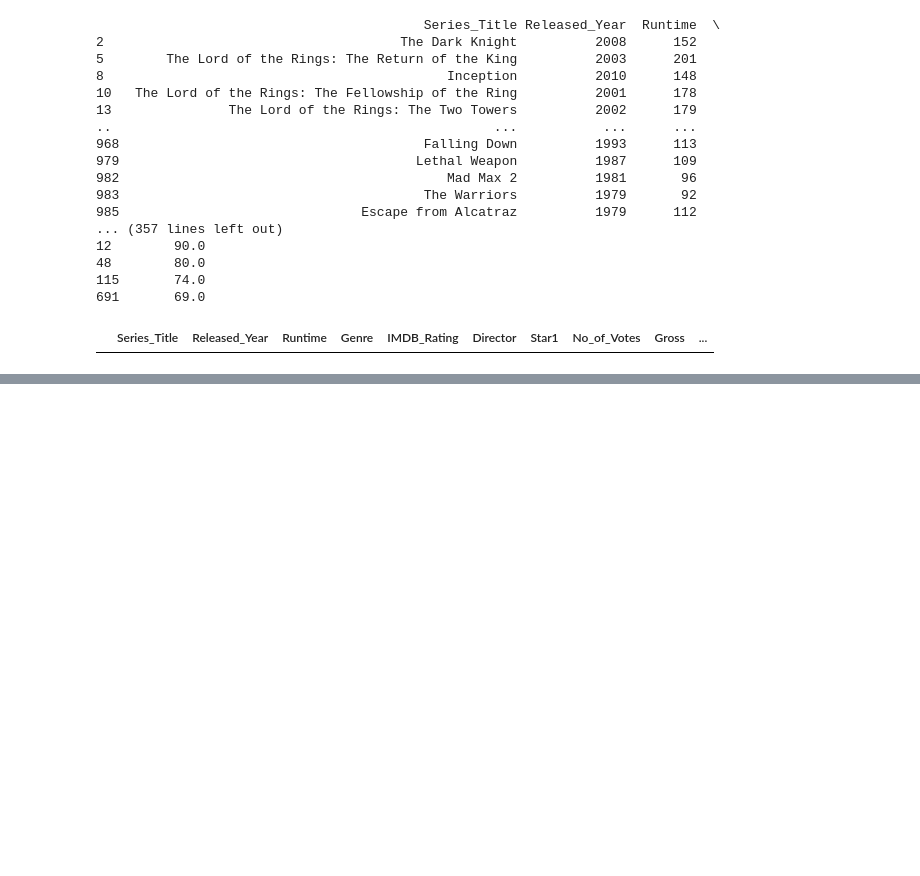
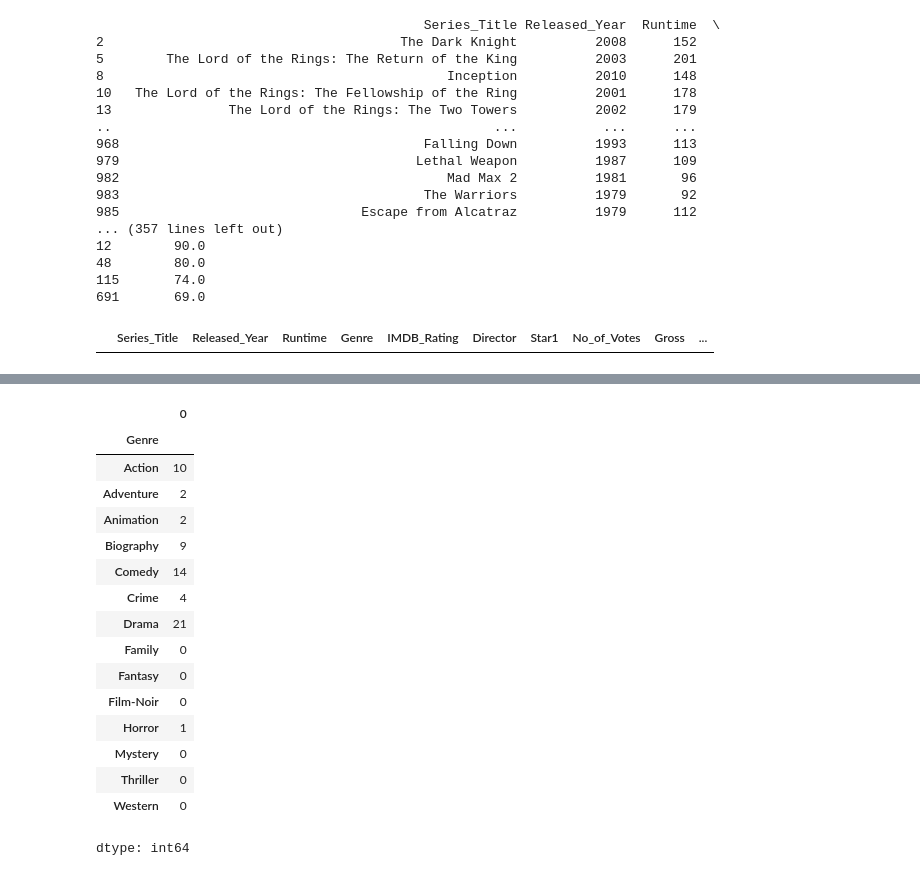
Before and after one commit to Muhammad-Waleed-Source/Pandas, a Jupyter notebook: Pandas_4_GroupBy_Object.ipynb, the cells around one changed output, grey strips where cells are left out. Drawn from its saved outputs; the diff is of its cells as text; code cells hidden in the pictures; blank space fills up the shorter version.

```diff
--- a/Pandas_4_GroupBy_Object.ipynb
+++ b/Pandas_4_GroupBy_Object.ipynb
@@ -554,0 +579,26 @@ df
+# %%
+# find the number of movies starting with A for each group
+
+def temp(group):
+  return group['Series_Title'].str.startswith('A').sum()
+
+
+movies.groupby('Genre').apply(temp)
+# %% [output]
+|  | 0 |
+| Genre |  |
+| Action | 10 |
+| Adventure | 2 |
+| Animation | 2 |
+| Biography | 9 |
+| Comedy | 14 |
+| Crime | 4 |
+| Drama | 21 |
+| Family | 0 |
+| Fantasy | 0 |
+| Film-Noir | 0 |
+| Horror | 1 |
+| Mystery | 0 |
+| Thriller | 0 |
+| Western | 0 |
+dtype: int64
```
Also changed, not shown: parts of 2 cells of this notebook.
